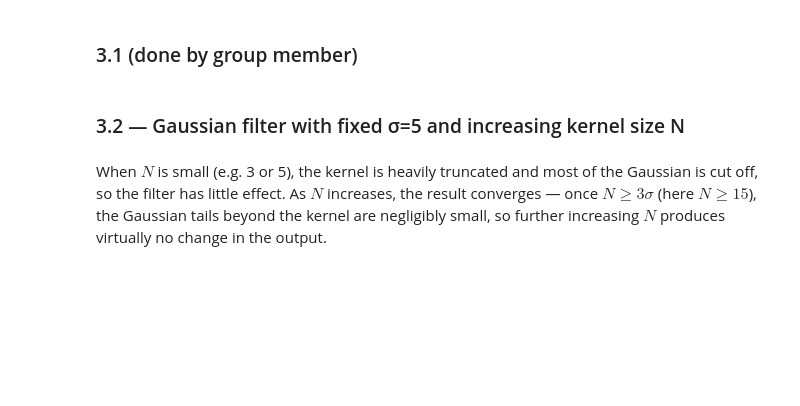
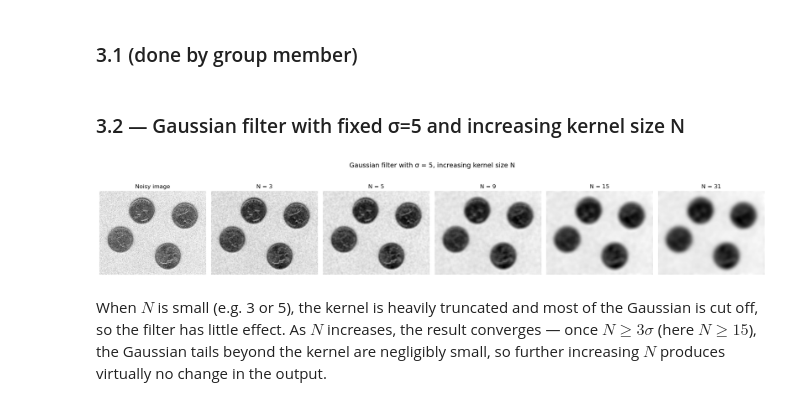
Before and after one commit to marcusffh/SIP, a Jupyter notebook: Assignment_2/solution.ipynb, the cells around one changed output. Cells and saved outputs as stored; diff of their text form; code cells hidden in the pictures; blank space fills up the shorter version.

```diff
--- a/Assignment_2/solution.ipynb
+++ b/Assignment_2/solution.ipynb
@@ -120,34 +211,36 @@ The shape of splash soundbyte is (764241, 2)
 ### 3.2 — Gaussian filter with fixed σ=5 and increasing kernel size N
 # %%
 # Load eight.tif as grayscale and add Gaussian noise
-eight = img_as_float(imread('eight.tif'))
+eight = img_as_float(imread('data/eight.tif'))
 if eight.ndim == 3:
     eight = rgb2gray(eight)
 
 eight_noisy = random_noise(eight, mode='gaussian', var=0.01)
 
 # Apply Gaussian filter with fixed sigma=5 and increasing kernel sizes N
 # skimage.filters.gaussian uses truncate parameter: kernel radius = truncate * sigma
 # So kernel size N = 2 * truncate * sigma + 1, meaning truncate = (N - 1) / (2 * sigma)
 sigma = 5
 kernel_sizes = [3, 5, 9, 15, 31]
 
 fig, axes = plt.subplots(1, len(kernel_sizes) + 1, figsize=(20, 4))
 
 axes[0].imshow(eight_noisy, cmap='gray')
 axes[0].set_title('Noisy image')
 axes[0].axis('off')
 
 for i, N in enumerate(kernel_sizes):
     truncate = (N - 1) / (2 * sigma)
     filtered = gaussian(eight_noisy, sigma=sigma, truncate=truncate)
     axes[i + 1].imshow(filtered, cmap='gray')
     axes[i + 1].set_title(f'N = {N}')
     axes[i + 1].axis('off')
 
 plt.suptitle(f'Gaussian filter with σ = {sigma}, increasing kernel size N', fontsize=14)
 plt.tight_layout()
 plt.show()
+# %% [output]
+[figure, added]
 # %% [markdown]
 When $N$ is small (e.g. 3 or 5), the kernel is heavily truncated and most of the Gaussian is cut off, so the filter has little effect. As $N$ increases, the result converges — once $N \geq 3\sigma$ (here $N \geq 15$), the Gaussian tails beyond the kernel are negligibly small, so further increasing $N$ produces virtually no change in the output.
 # %% [markdown]
```
Also changed, not shown: parts of 12 cells of this notebook, 12 other files.
